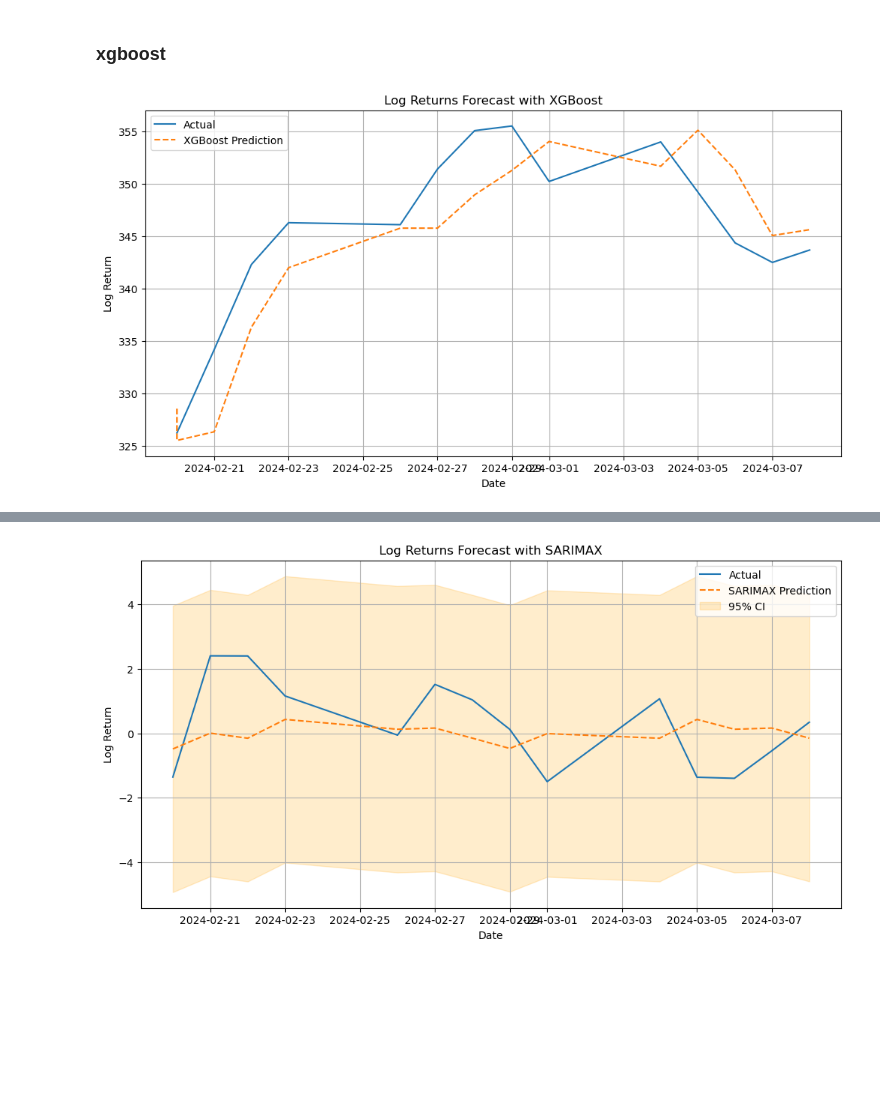
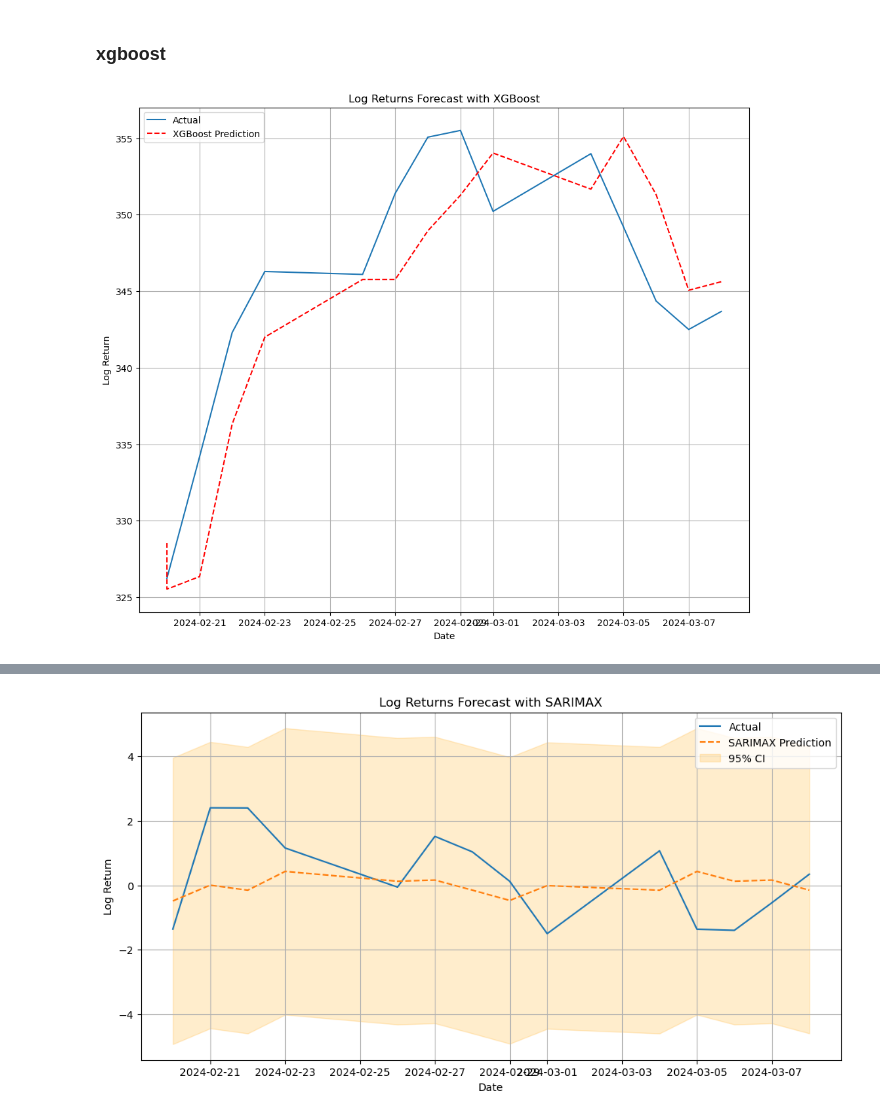
Before and after one commit to lucaluisadjei/pythongermanstocks, a Jupyter notebook: python_project copy.ipynb, the cells around one changed output, grey strips where cells are left out. Saved outputs shown, nothing was run; the diff lists cells and outputs as text; code cells hidden in the pictures; blank space fills up the shorter version.

Commit message:
xgboost

```diff
--- a/python_project copy.ipynb
+++ b/python_project copy.ipynb
@@ -364,33 +359,33 @@ for i in range(1, 6):
 
 combined.dropna(inplace=True)
 
 # Step 3: Split again using the original auto_training and auto_testing indexes
 X = combined[[f'lag_{i}' for i in range(1, 6)]]
 y = combined['Close']
 
 # Match indices
 X_train = X.loc[auto_training.index.intersection(X.index)]
 y_train = y.loc[auto_training.index.intersection(y.index)]
 
 X_test = X.loc[auto_testing.index.intersection(X.index)]
 y_test = y.loc[auto_testing.index.intersection(y.index)]
 
 # Step 4: Train the XGBoost model
 model = XGBRegressor(n_estimators=200, max_depth=3, learning_rate=0.1)
 model.fit(X_train, y_train)
 
 # Step 5: Predict
 preds = model.predict(X_test)
 
 # Step 6: Plot results
-plt.figure(figsize=(12, 6))
+plt.figure(figsize=(12, 10))
 plt.plot(y_test.index, y_test, label='Actual', linestyle='-')
-plt.plot(y_test.index, preds, label='XGBoost Prediction', linestyle='--')
+plt.plot(y_test.index, preds, label='XGBoost Prediction', linestyle='--',color='red')
 plt.title('Log Returns Forecast with XGBoost')
 plt.xlabel('Date')
 plt.ylabel('Log Return')
 plt.legend()
 plt.grid()
 plt.show()
 # %% [output]
-[figure, old version]
+[figure, new version]
```
Also changed, not shown: parts of 17 cells of this notebook.
